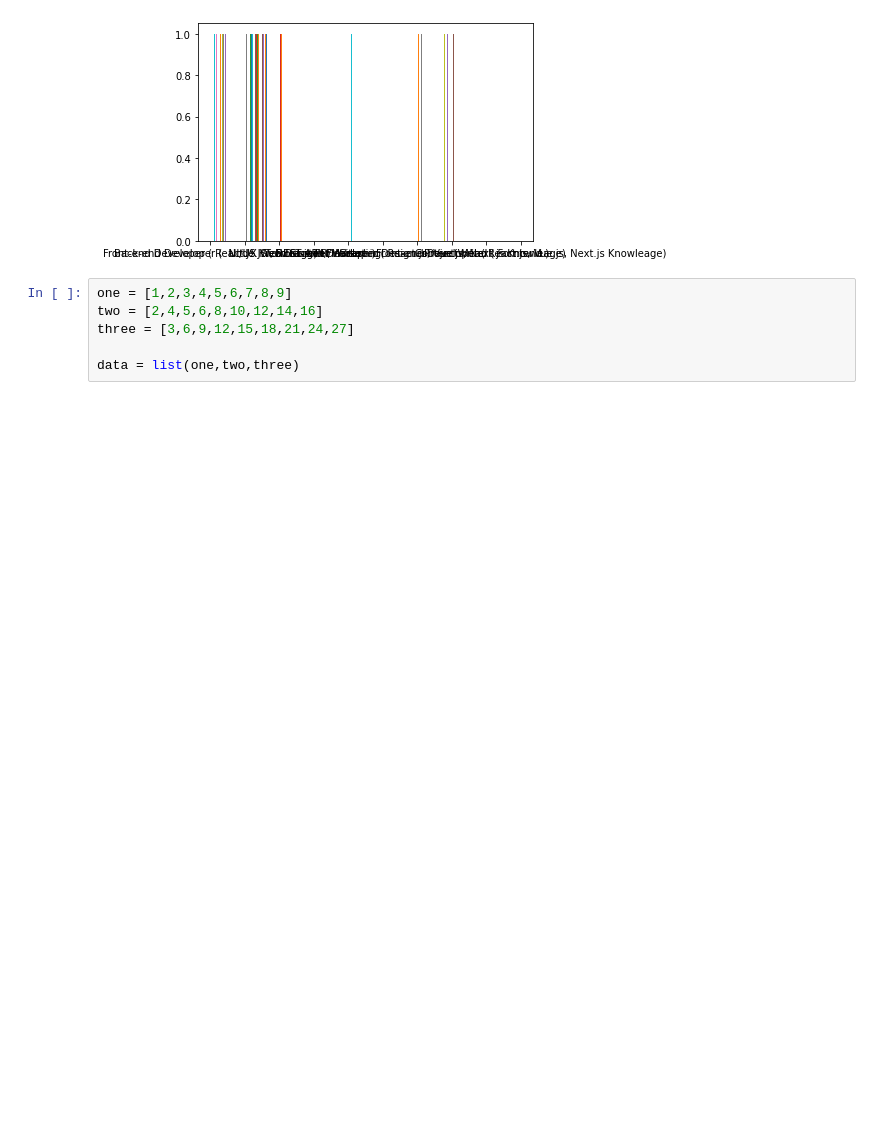
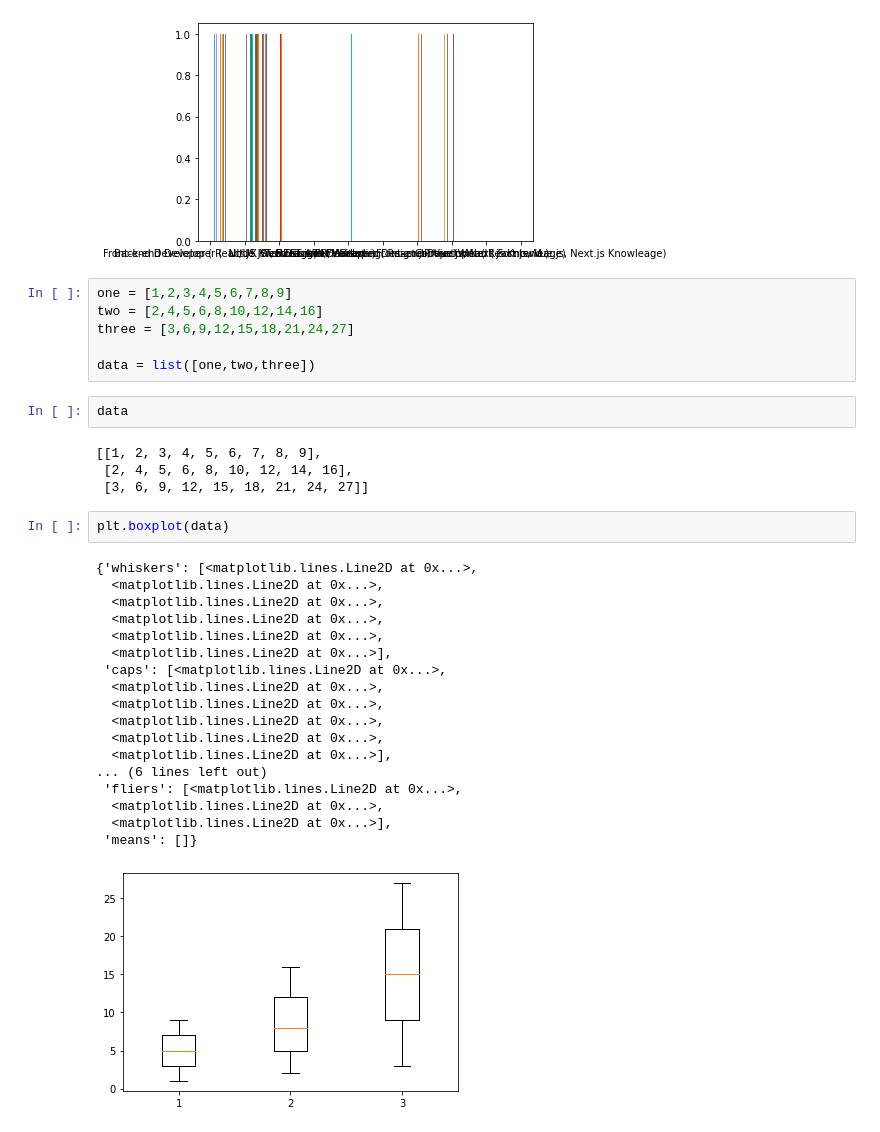
Before and after one commit to riyaty4/Machine-Learning, a Jupyter notebook: ML - Matplotlib.ipynb, the cells around one changed output. Cells and saved outputs as stored; diff of their text form; blank space fills up the shorter version.

```diff
--- a/ML - Matplotlib.ipynb
+++ b/ML - Matplotlib.ipynb
@@ -158,4 +158,31 @@ one = [1,2,3,4,5,6,7,8,9]
 two = [2,4,5,6,8,10,12,14,16]
 three = [3,6,9,12,15,18,21,24,27]
 
-data = list(one,two,three)
+data = list([one,two,three])
+# %%
+data
+# %% [output]
+[[1, 2, 3, 4, 5, 6, 7, 8, 9],
+ [2, 4, 5, 6, 8, 10, 12, 14, 16],
+ [3, 6, 9, 12, 15, 18, 21, 24, 27]]
+# %%
+plt.boxplot(data)
+# %% [output]
+{'whiskers': [<matplotlib.lines.Line2D at 0x...>,
+  <matplotlib.lines.Line2D at 0x...>,
+  <matplotlib.lines.Line2D at 0x...>,
+  <matplotlib.lines.Line2D at 0x...>,
+  <matplotlib.lines.Line2D at 0x...>,
+  <matplotlib.lines.Line2D at 0x...>],
+ 'caps': [<matplotlib.lines.Line2D at 0x...>,
+  <matplotlib.lines.Line2D at 0x...>,
+  <matplotlib.lines.Line2D at 0x...>,
+  <matplotlib.lines.Line2D at 0x...>,
+  <matplotlib.lines.Line2D at 0x...>,
+  <matplotlib.lines.Line2D at 0x...>],
+... (6 lines left out)
+ 'fliers': [<matplotlib.lines.Line2D at 0x...>,
+  <matplotlib.lines.Line2D at 0x...>,
+  <matplotlib.lines.Line2D at 0x...>],
+ 'means': []}
+[figure, added]
```
Also changed, not shown: parts of 4 cells of this notebook.
